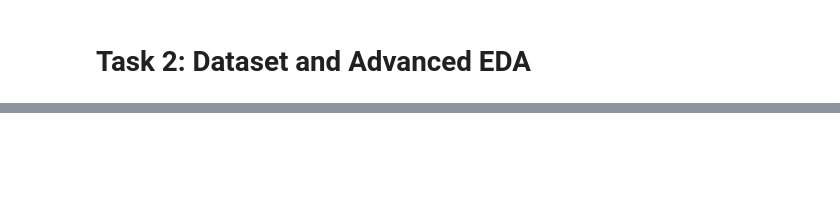
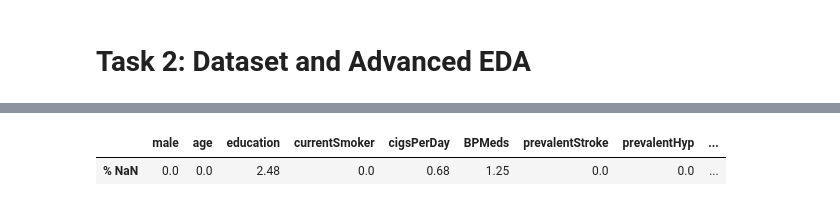
Before and after one commit to YolandaZhao10/CSCI-6170-Project-in-AI-and-ML, a Jupyter notebook: hw1/homework_1.ipynb, the cells around one changed output, grey strips where cells are left out. Drawn from its saved outputs; the diff is of its cells as text; code cells hidden in the pictures; blank space fills up the shorter version.

```diff
--- a/hw1/homework_1.ipynb
+++ b/hw1/homework_1.ipynb
@@ -252,0 +304,7 @@ df = pd.read_csv(file_path)
+# %%
+drive.mount('/content/drive')
+file_path = '/content/drive/MyDrive/Colab Notebooks/framingham.csv'
+df = pd.read_csv(file_path)
+print(f"Dataset loaded successfully from Google Drive with {df.shape[0]} rows and {df.shape[1]} columns.")
+print(df.head())
+print(df.info())
@@ -252,0 +382,8 @@ df = pd.read_csv(file_path)
+# %%
+print("which columns have a missing value? \n", df.isnull().any(axis=0))
+print("\nhow many rows have a missing value?\n", df.isnull().any(axis=1).sum())
+print("\n% of the missing rows?\n", df.isnull().any(axis=1).sum()/df.shape[0]*100)
+
+df_nan = round(100*df.isna().sum()/df.shape[0],2)
+index = df_nan.index
+print("\nwhat percent of each column is missing?\n",pd.DataFrame({ '% NaN': df_nan}, index=index).T)
@@ -252,0 +410,23 @@ df = pd.read_csv(file_path)
+# %%
+
+# glucose
+df["age_bin"] = pd.qcut(df["age"], q=5, duplicates="drop")
+df["glucose"] = df["glucose"].fillna(
+    df.groupby(["diabetes", "age_bin"])["glucose"].transform("median")
+)
+
+df["glucose"] = df["glucose"].fillna(df.groupby("diabetes")["glucose"].transform("median"))
+df["glucose"] = df["glucose"].fillna(df["glucose"].median())
+
+df.drop(columns=["age_bin"], inplace=True)
+
+for col in df.columns:
+    if df[col].isna().sum() > 0:   # only process columns with missing values
+        if df[col].dtype in ["float64", "int64"]:
+            fill_value = df[col].median()
+            df[col] = df[col].fillna(fill_value)
+
+pd.DataFrame({ '% NaN': df_nan}, index=index).T
+# %% [output]
+|  | male | age | education | currentSmoker | cigsPerDay | BPMeds | prevalentStroke | prevalentHyp | ... |
+| % NaN | 0.0 | 0.0 | 2.48 | 0.0 | 0.68 | 1.25 | 0.0 | 0.0 | ... |
```
Also changed, not shown: parts of 16 cells of this notebook.
